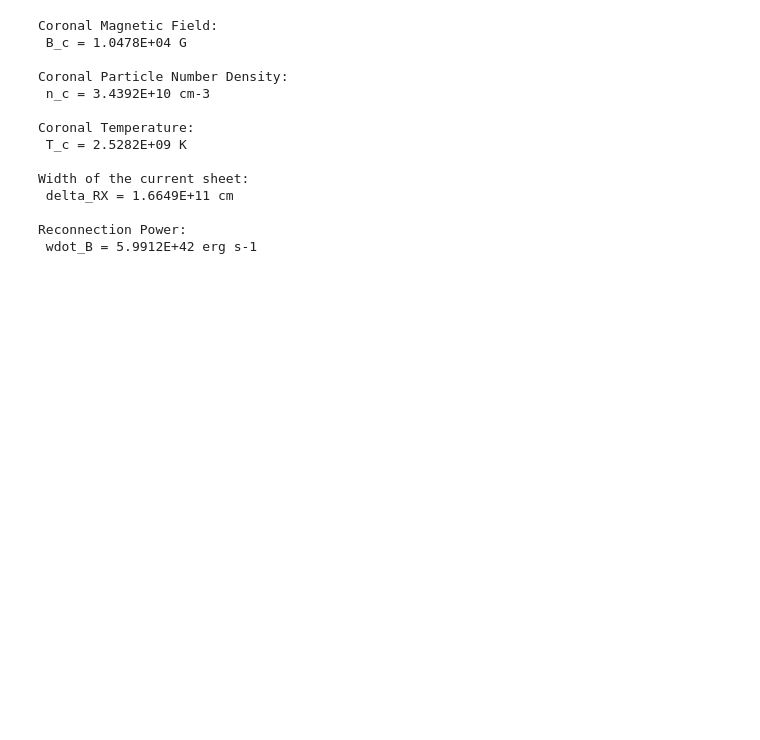
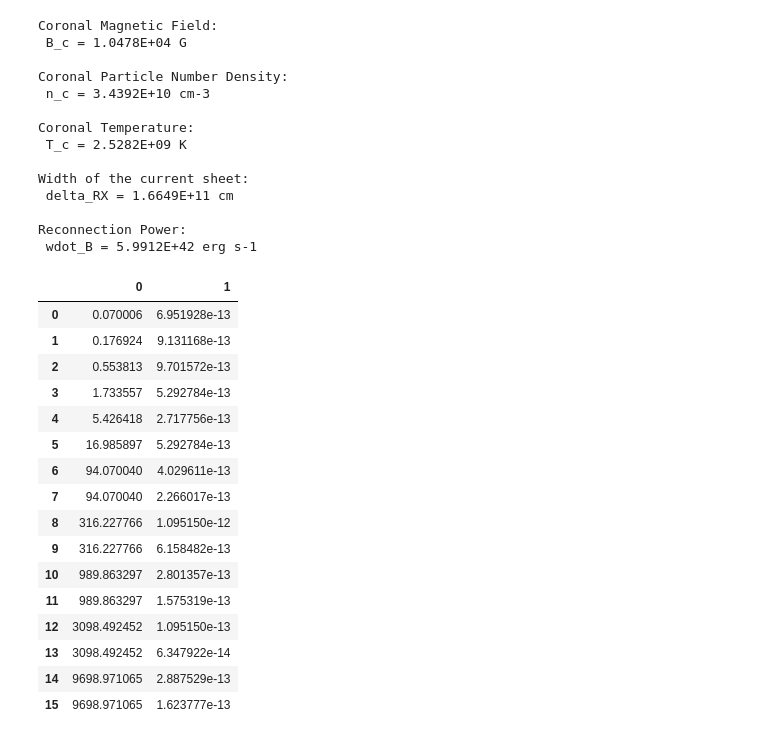
Before and after one commit to luanapassosreis/AGN_Studies, a Jupyter notebook: SED_reconstruction.ipynb, the cells around one changed output. Drawn from its saved outputs; the diff is of its cells as text; code cells hidden in the pictures; blank space fills up the shorter version.

```diff
--- a/SED_reconstruction.ipynb
+++ b/SED_reconstruction.ipynb
@@ -49,0 +55,20 @@ Reconnection Power:
+# %%
+magic_data
+# %% [output]
+|  | 0 | 1 |
+| 0 | 0.070006 | 6.951928e-13 |
+| 1 | 0.176924 | 9.131168e-13 |
+| 2 | 0.553813 | 9.701572e-13 |
+| 3 | 1.733557 | 5.292784e-13 |
+| 4 | 5.426418 | 2.717756e-13 |
+| 5 | 16.985897 | 5.292784e-13 |
+| 6 | 94.070040 | 4.029611e-13 |
+| 7 | 94.070040 | 2.266017e-13 |
+| 8 | 316.227766 | 1.095150e-12 |
+| 9 | 316.227766 | 6.158482e-13 |
+| 10 | 989.863297 | 2.801357e-13 |
+| 11 | 989.863297 | 1.575319e-13 |
+| 12 | 3098.492452 | 1.095150e-13 |
+| 13 | 3098.492452 | 6.347922e-14 |
+| 14 | 9698.971065 | 2.887529e-13 |
+| 15 | 9698.971065 | 1.623777e-13 |
```
Also changed, not shown: parts of 5 cells of this notebook, 6 other files.
